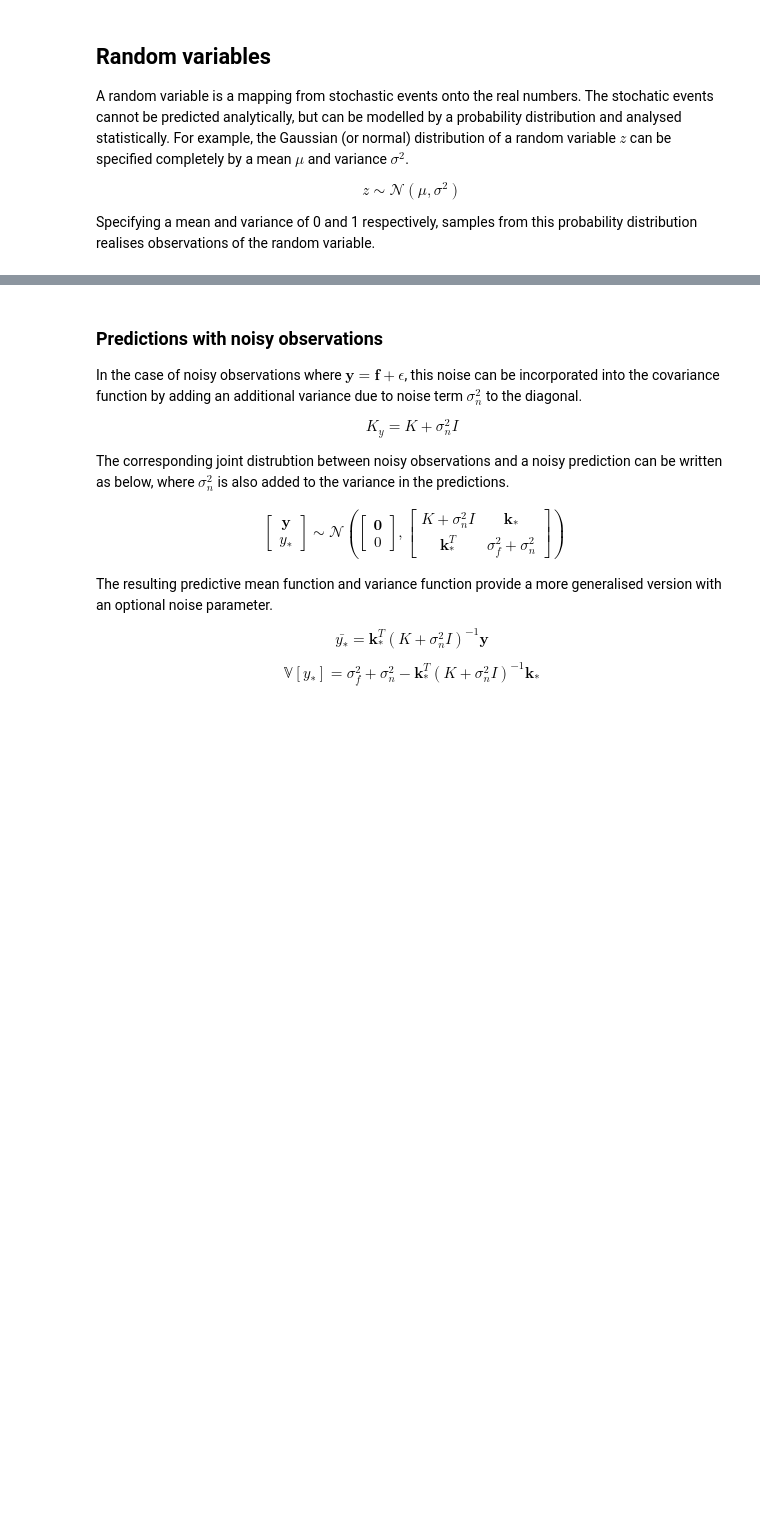
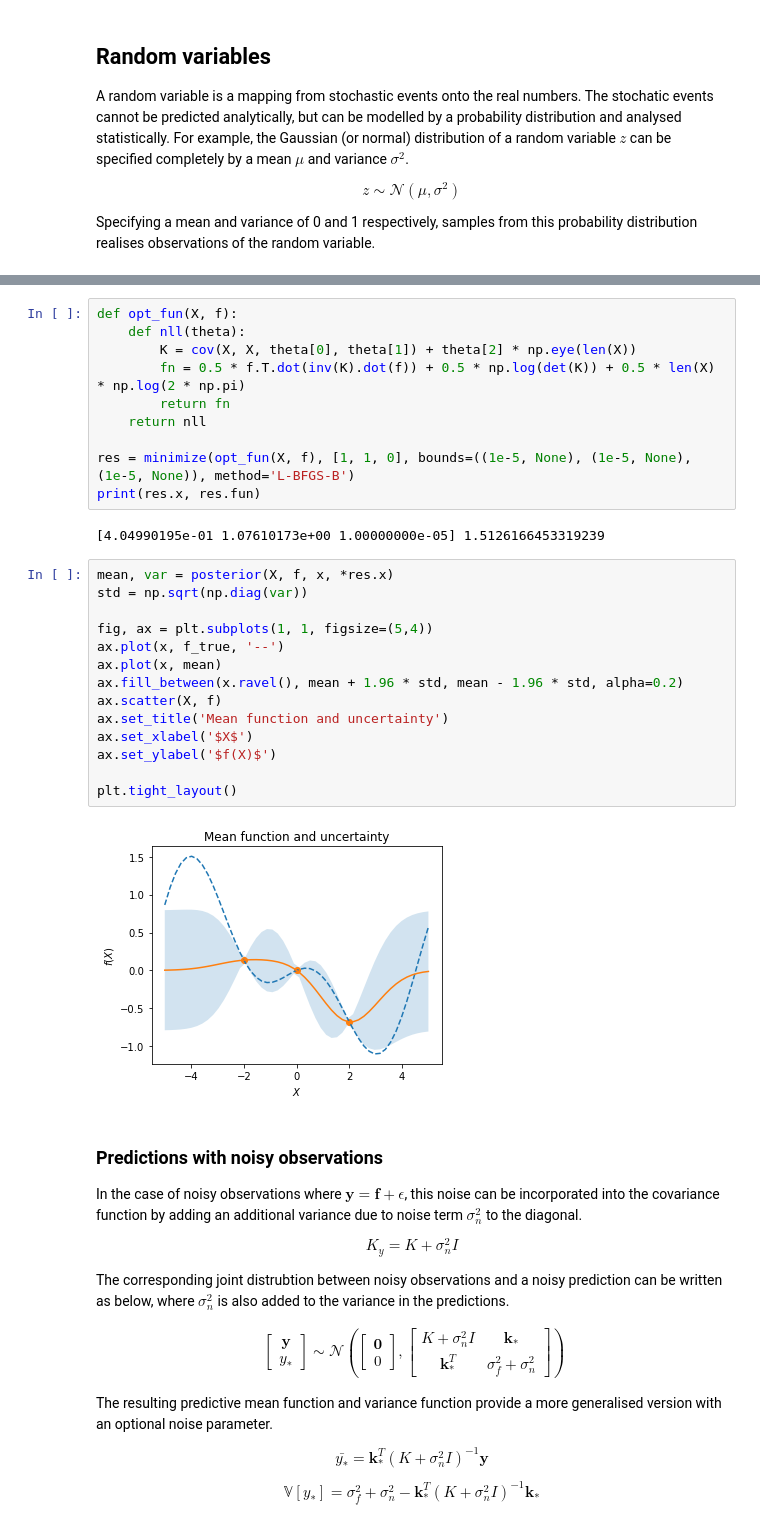
Before and after one commit to MGuo-Lab/oodx, a Jupyter notebook: notebooks/gaussian_processes.ipynb, the cells around one changed output, grey strips where cells are left out. Cells and saved outputs as stored; diff of their text form; blank space fills up the shorter version.

```diff
--- a/notebooks/gaussian_processes.ipynb
+++ b/notebooks/gaussian_processes.ipynb
@@ -166,3 +220,31 @@ The Sumomo `GPR` class inherits from the `GaussianProcessRegressor` from *scikit
+# %%
+def opt_fun(X, f):
+    def nll(theta):
+        K = cov(X, X, theta[0], theta[1]) + theta[2] * np.eye(len(X))
+        fn = 0.5 * f.T.dot(inv(K).dot(f)) + 0.5 * np.log(det(K)) + 0.5 * len(X) * np.log(2 * np.pi)
+        return fn
+    return nll
+
+res = minimize(opt_fun(X, f), [1, 1, 0], bounds=((1e-5, None), (1e-5, None), (1e-5, None)), method='L-BFGS-B')
+print(res.x, res.fun)
+# %% [output]
+[4.04990195e-01 1.07610173e+00 1.00000000e-05] 1.5126166453319239
+# %%
+mean, var = posterior(X, f, x, *res.x)
+std = np.sqrt(np.diag(var))
+
+fig, ax = plt.subplots(1, 1, figsize=(5,4))
+ax.plot(x, f_true, '--')
+ax.plot(x, mean)
+ax.fill_between(x.ravel(), mean + 1.96 * std, mean - 1.96 * std, alpha=0.2)
+ax.scatter(X, f)
+ax.set_title('Mean function and uncertainty')
+ax.set_xlabel('$X$')
+ax.set_ylabel('$f(X)$')
+
+plt.tight_layout()
+# %% [output]
+[figure, added]
 # %% [markdown]
 ### Predictions with noisy observations
 
```
Also changed, not shown: parts of 43 cells of this notebook.
